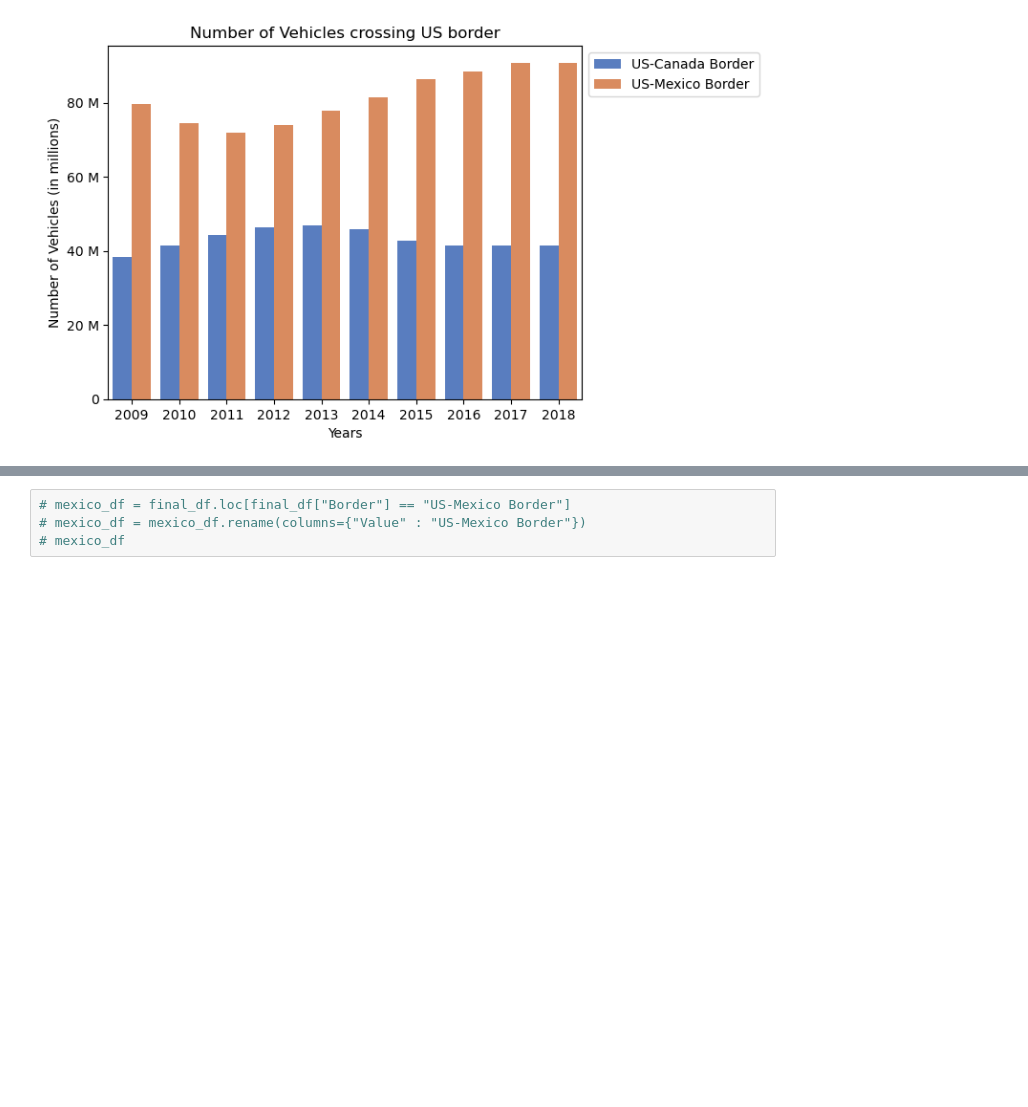
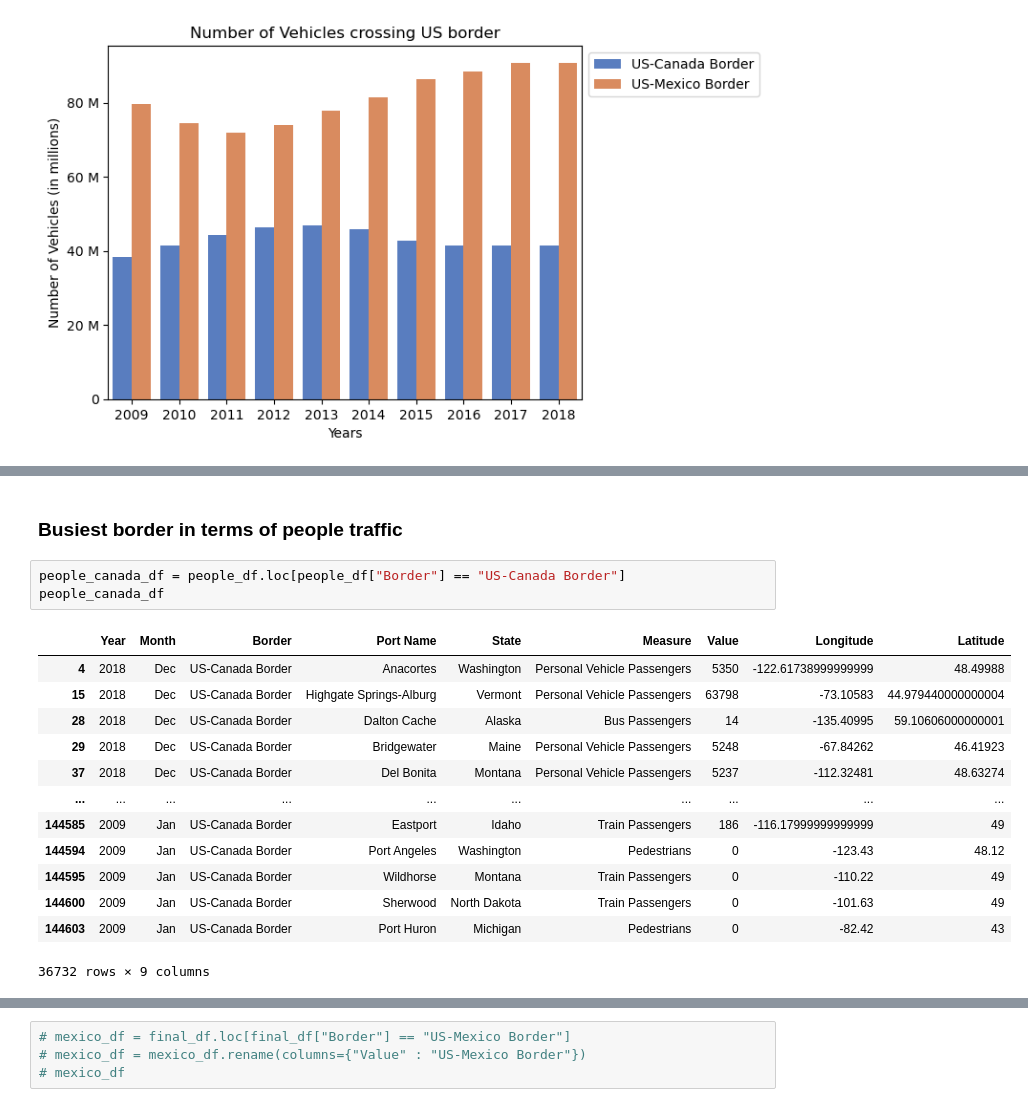
Before and after one commit to saraparveen26/Data-Visualization---US-Border-Crossing, a Jupyter notebook: border_crossing_sara.ipynb, the cells around one changed output, grey strips where cells are left out. Saved outputs shown, nothing was run; the diff lists cells and outputs as text; blank space fills up the shorter version.

```diff
--- a/border_crossing_sara.ipynb
+++ b/border_crossing_sara.ipynb
@@ -366,0 +365,19 @@ plt.show()
+# %% [markdown]
+### Busiest border in terms of people traffic
+# %%
+people_canada_df = people_df.loc[people_df["Border"] == "US-Canada Border"]
+people_canada_df
+# %% [output]
+|  | Year | Month | Border | Port Name | State | Measure | Value | Longitude | Latitude |
+| 4 | 2018 | Dec | US-Canada Border | Anacortes | Washington | Personal Vehicle Passengers | 5350 | -122.61738999999999 | 48.49988 |
+| 15 | 2018 | Dec | US-Canada Border | Highgate Springs-Alburg | Vermont | Personal Vehicle Passengers | 63798 | -73.10583 | 44.979440000000004 |
+| 28 | 2018 | Dec | US-Canada Border | Dalton Cache | Alaska | Bus Passengers | 14 | -135.40995 | 59.10606000000001 |
+| 29 | 2018 | Dec | US-Canada Border | Bridgewater | Maine | Personal Vehicle Passengers | 5248 | -67.84262 | 46.41923 |
+| 37 | 2018 | Dec | US-Canada Border | Del Bonita | Montana | Personal Vehicle Passengers | 5237 | -112.32481 | 48.63274 |
+| ... | ... | ... | ... | ... | ... | ... | ... | ... | ... |
+| 144585 | 2009 | Jan | US-Canada Border | Eastport | Idaho | Train Passengers | 186 | -116.17999999999999 | 49 |
+| 144594 | 2009 | Jan | US-Canada Border | Port Angeles | Washington | Pedestrians | 0 | -123.43 | 48.12 |
+| 144595 | 2009 | Jan | US-Canada Border | Wildhorse | Montana | Train Passengers | 0 | -110.22 | 49 |
+| 144600 | 2009 | Jan | US-Canada Border | Sherwood | North Dakota | Train Passengers | 0 | -101.63 | 49 |
+| 144603 | 2009 | Jan | US-Canada Border | Port Huron | Michigan | Pedestrians | 0 | -82.42 | 43 |
+36732 rows × 9 columns
```
Also changed, not shown: parts of 6 cells of this notebook, 2 other files.
